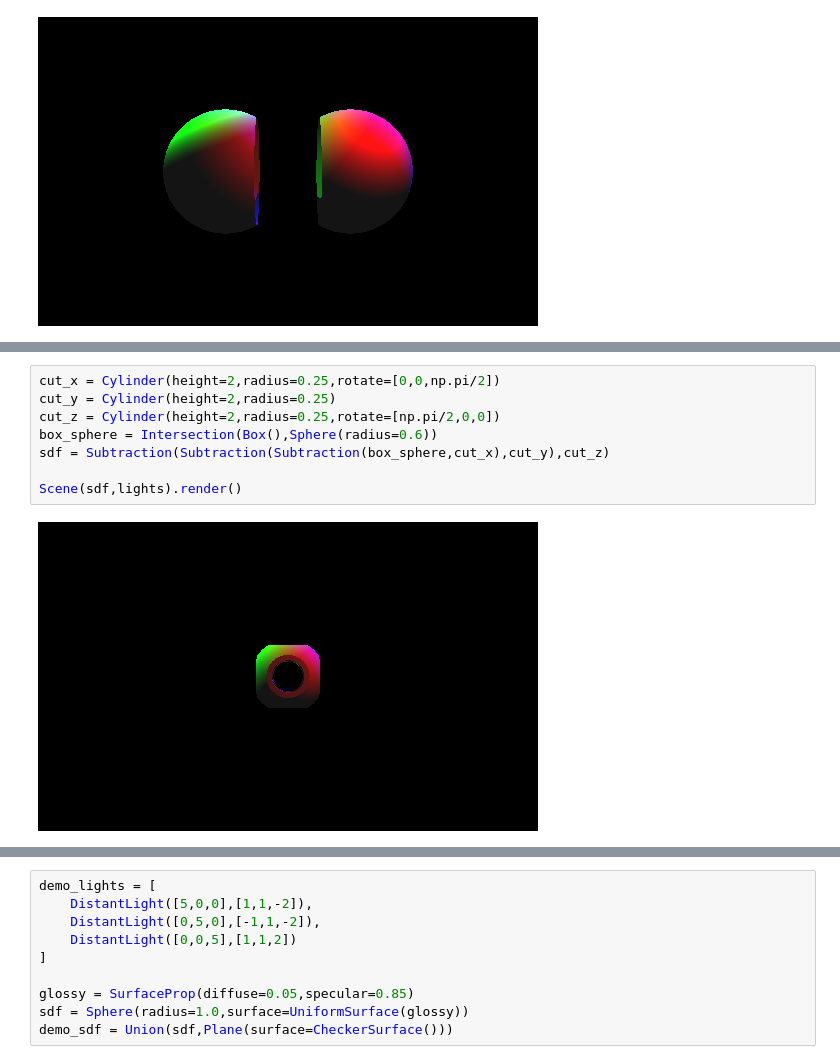
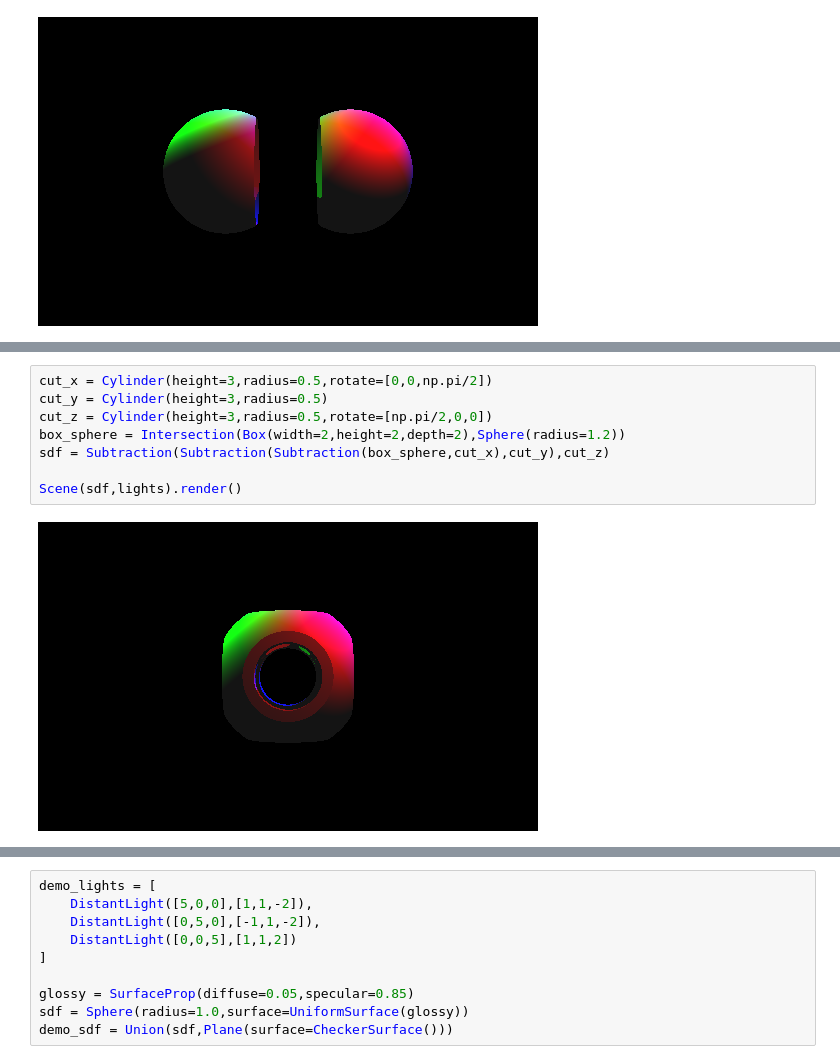
Before and after one commit to BenLand100/sdfray, a Jupyter notebook: SDFRay.ipynb, the cells around one changed output, grey strips where cells are left out. Drawn from its saved outputs; the diff is of its cells as text.

```diff
--- a/SDFRay.ipynb
+++ b/SDFRay.ipynb
@@ -37,13 +37,13 @@ Scene(sdf,lights).render()
 # %%
-cut_x = Cylinder(height=2,radius=0.25,rotate=[0,0,np.pi/2])
-cut_y = Cylinder(height=2,radius=0.25)
-cut_z = Cylinder(height=2,radius=0.25,rotate=[np.pi/2,0,0])
-box_sphere = Intersection(Box(),Sphere(radius=0.6))
+cut_x = Cylinder(height=3,radius=0.5,rotate=[0,0,np.pi/2])
+cut_y = Cylinder(height=3,radius=0.5)
+cut_z = Cylinder(height=3,radius=0.5,rotate=[np.pi/2,0,0])
+box_sphere = Intersection(Box(width=2,height=2,depth=2),Sphere(radius=1.2))
 sdf = Subtraction(Subtraction(Subtraction(box_sphere,cut_x),cut_y),cut_z)
 
 Scene(sdf,lights).render()
 # %% [output]
-[figure, old version]
+[figure, new version]
 # %%
 glossy_boi = SurfaceProp(diffuse=0.15,specular=0.85)
 
```
Also changed, not shown: parts of 4 cells of this notebook, 2 other files.
